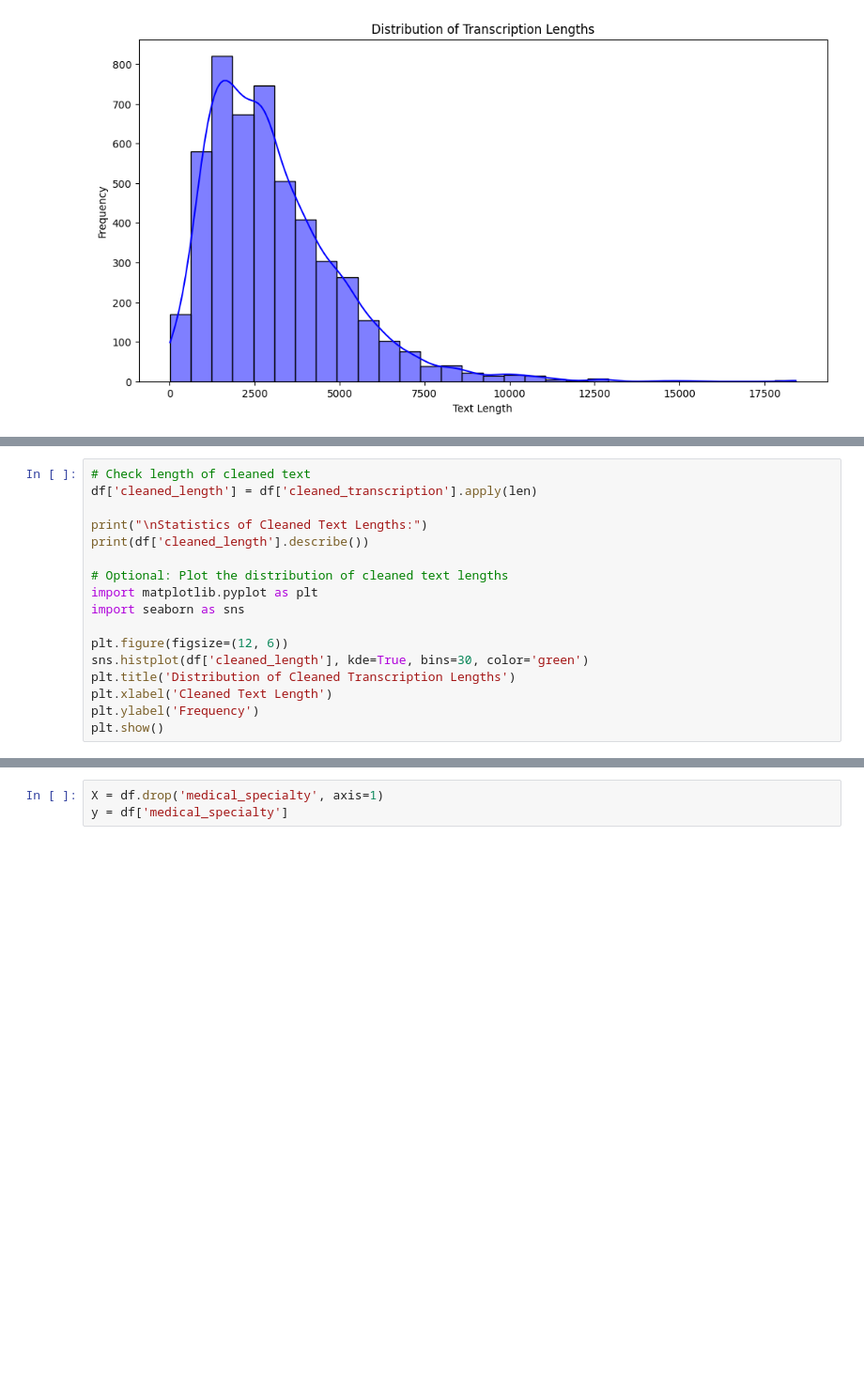
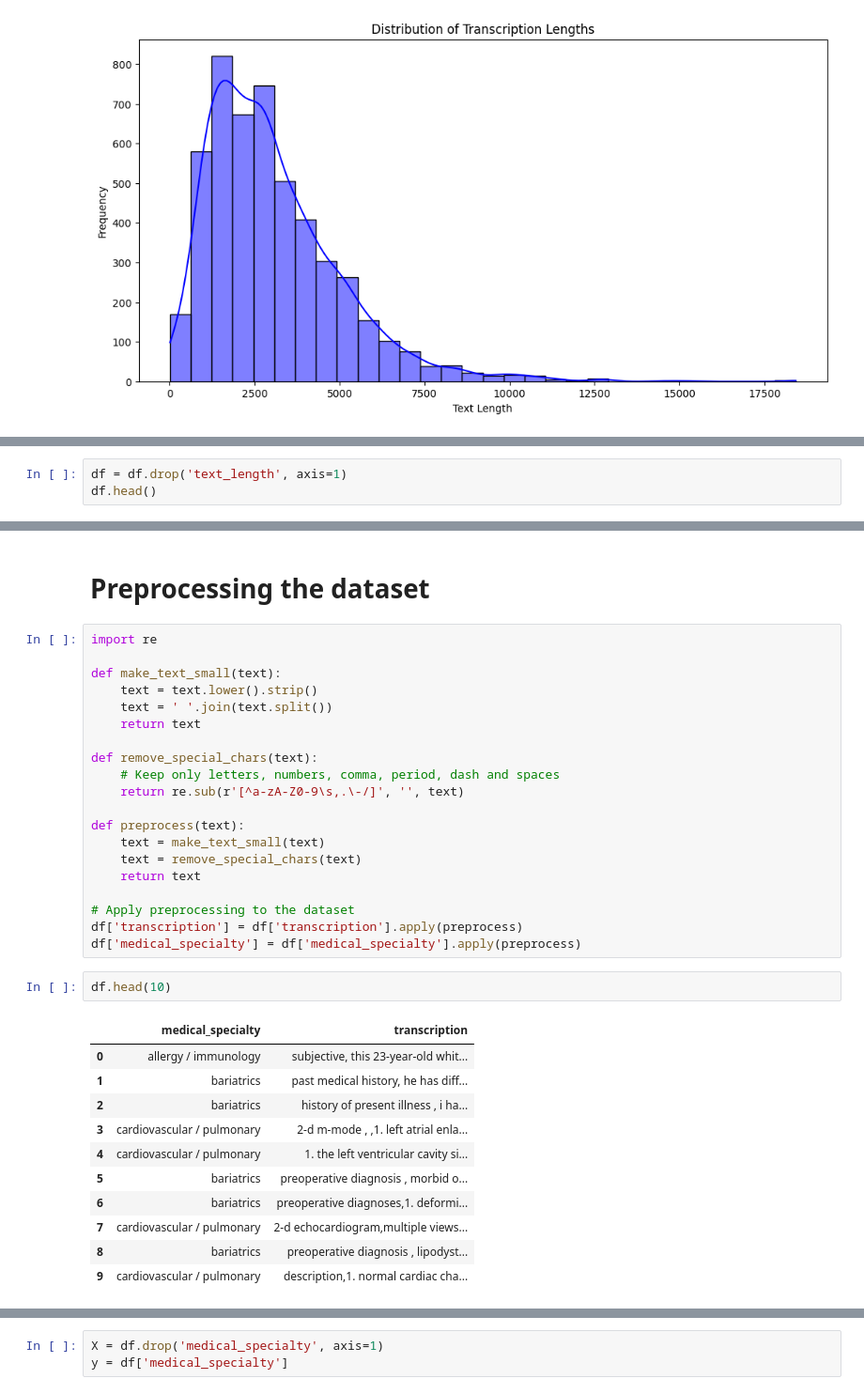
Before and after one commit to NourHabra/HealthCompass-AI, a Jupyter notebook: midterm.ipynb, the cells around one changed output, grey strips where cells are left out. Shown at 94% size. Saved outputs shown, nothing was run; the diff lists cells and outputs as text; blank space fills up the shorter version.

```diff
--- a/midterm.ipynb
+++ b/midterm.ipynb
@@ -180,17 +136,0 @@ Sample of Cleaned Transcriptions:
-# %%
-# Check length of cleaned text
-df['cleaned_length'] = df['cleaned_transcription'].apply(len)
-
-print("\nStatistics of Cleaned Text Lengths:")
-print(df['cleaned_length'].describe())
-
-# Optional: Plot the distribution of cleaned text lengths
-import matplotlib.pyplot as plt
-import seaborn as sns
-
-plt.figure(figsize=(12, 6))
-sns.histplot(df['cleaned_length'], kde=True, bins=30, color='green')
-plt.title('Distribution of Cleaned Transcription Lengths')
-plt.xlabel('Cleaned Text Length')
-plt.ylabel('Frequency')
-plt.show()
@@ -208,0 +137,3 @@ Name: cleaned_length, dtype: float64
+# %%
+df = df.drop('text_length', axis=1)
+df.head()
@@ -208,0 +147,36 @@ Name: cleaned_length, dtype: float64
+# %% [markdown]
+# Preprocessing the dataset
+# %%
+import re
+
+def make_text_small(text):
+    text = text.lower().strip()
+    text = ' '.join(text.split())
+    return text
+
+def remove_special_chars(text):
+    # Keep only letters, numbers, comma, period, dash and spaces
+    return re.sub(r'[^a-zA-Z0-9\s,.\-/]', '', text)
+
+def preprocess(text):
+    text = make_text_small(text)
+    text = remove_special_chars(text)
+    return text
+
+# Apply preprocessing to the dataset
+df['transcription'] = df['transcription'].apply(preprocess)
+df['medical_specialty'] = df['medical_specialty'].apply(preprocess)
+# %%
+df.head(10)
+# %% [output]
+|  | medical_specialty | transcription |
+| 0 | allergy / immunology | subjective, this 23-year-old whit... |
+| 1 | bariatrics | past medical history, he has diff... |
+| 2 | bariatrics | history of present illness , i ha... |
+| 3 | cardiovascular / pulmonary | 2-d m-mode , ,1. left atrial enla... |
+| 4 | cardiovascular / pulmonary | 1. the left ventricular cavity si... |
+| 5 | bariatrics | preoperative diagnosis , morbid o... |
+| 6 | bariatrics | preoperative diagnoses,1. deformi... |
+| 7 | cardiovascular / pulmonary | 2-d echocardiogram,multiple views... |
+| 8 | bariatrics | preoperative diagnosis , lipodyst... |
+| 9 | cardiovascular / pulmonary | description,1. normal cardiac cha... |
```
Also changed, not shown: parts of 7 cells of this notebook.
